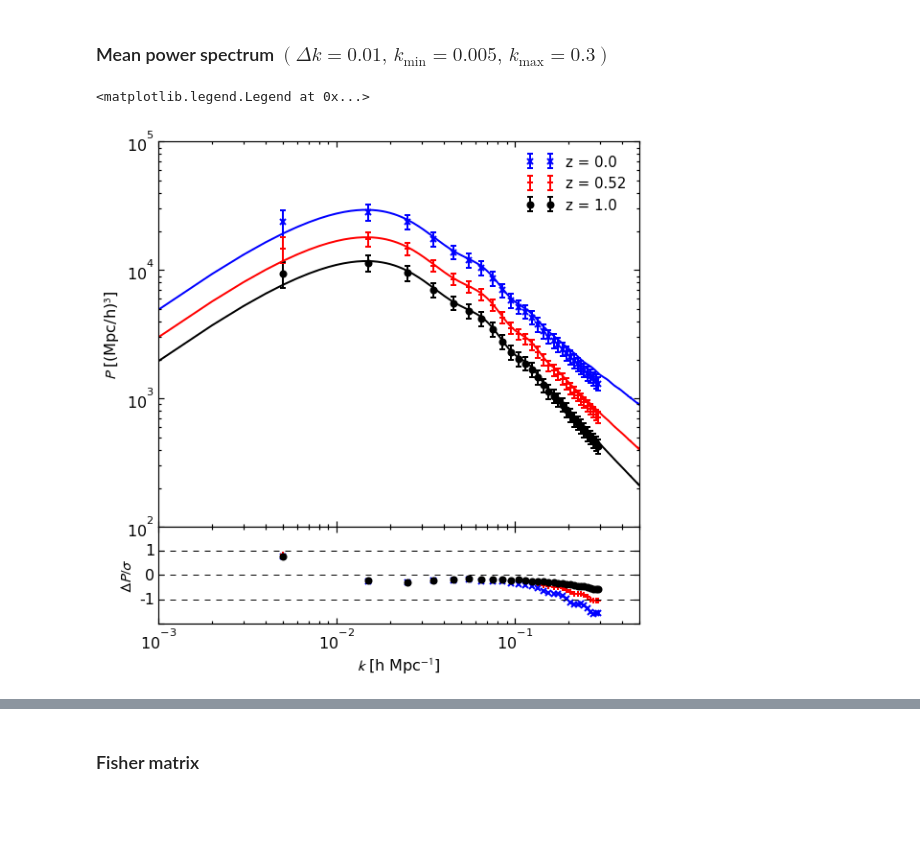
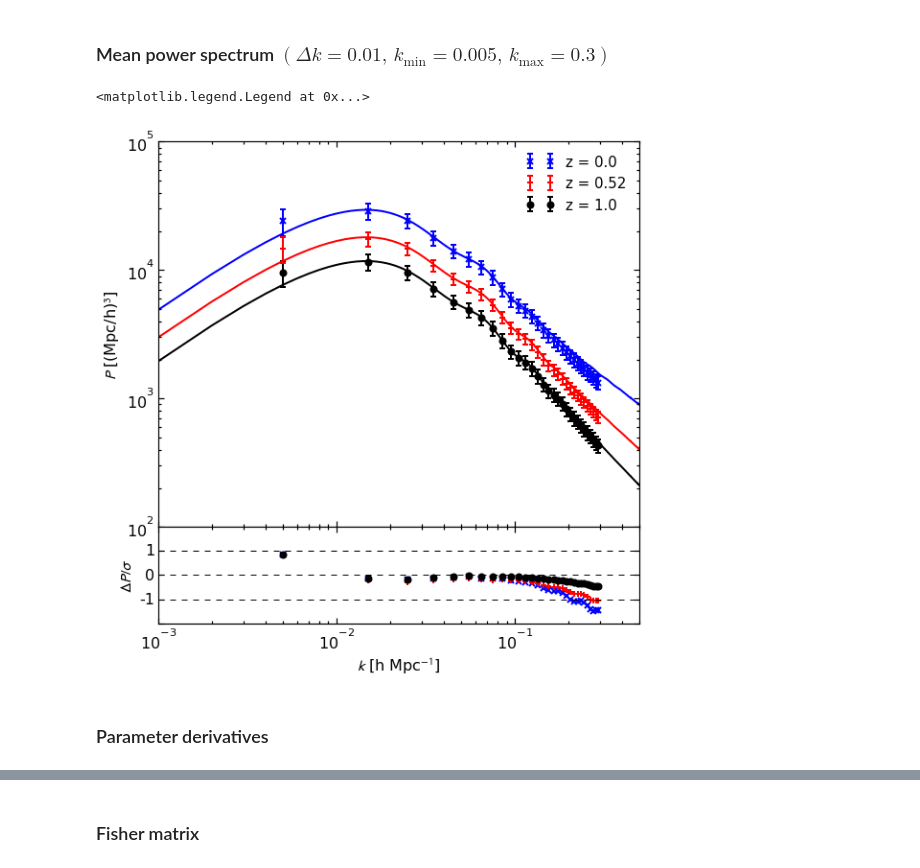
Before and after one commit to DonRegan/notebooks, a Jupyter notebook: ZBOX2 Measurements.ipynb, the cells around one changed output, grey strips where cells are left out. Saved outputs shown, nothing was run; the diff lists cells and outputs as text; code cells hidden in the pictures; blank space fills up the shorter version.

```diff
--- a/ZBOX2 Measurements.ipynb
+++ b/ZBOX2 Measurements.ipynb
@@ -52,35 +52,37 @@ ax1 = f.add_subplot(gs[0])
 ax2 = f.add_subplot(gs[1])
 plt.setp(ax1.get_xticklabels(), visible=False);
 gs.update(hspace=0)
 
 ax1.set_xscale('log')
 ax1.set_yscale('log')
 ax2.set_xscale('log')
 ax1.set_ylabel('$P$ [(Mpc/h)$^3$]',fontsize=16)
 ax2.set_xlabel('$k$ [h Mpc$^{-1}$]',fontsize=16)
 ax2.set_ylabel('$\Delta P/\sigma$',fontsize=16)
 ax1.set_xlim(0.001,0.5)
 ax2.set_xlim(0.001,0.5)
 ax2.set_ylim(-2,2)
 ax2.set_yticks(arange(-2,2))
 ax2.set_yticklabels(('','-1','0','1',''))
 
-ax1.errorbar(Pz00[:,0],Pz00[:,1],Pz00[:,2],fmt='x',mew=2,lw=2,c='b',label='z = 0.0')
+ax1.errorbar(Pz00[:,0],Pz00[:,1]*200./197,Pz00[:,2],fmt='x',mew=2,lw=2,c='b',label='z = 0.0')
 ax1.errorbar(Pz05[:,0],Pz05[:,1],Pz05[:,2],fmt='+',mew=2,lw=2,c='r',label='z = 0.52')
-ax1.errorbar(Pz10[:,0],Pz10[:,1],Pz10[:,2],fmt='o',mew=2,lw=2,c='black',label='z = 1.0')
+ax1.errorbar(Pz10[:,0],Pz10[:,1]*200./197,Pz10[:,2],fmt='o',mew=2,lw=2,c='black',label='z = 1.0')
 
 ax1.plot(k, Pmodel_z00, lw=2, c='b')
 ax1.plot(k, Pmodel_z05, lw=2, c='r')
 ax1.plot(k, Pmodel_z10, lw=2, c='black')
 
-ax2.plot(Pz00[:,0],(Pz00[:,1]-Pmodel_z00_spline(Pz00[:,0]))/Pz00[:,2],'x',mew=2,lw=2,c='b')
+ax2.plot(Pz00[:,0],(Pz00[:,1]*200./197-Pmodel_z00_spline(Pz00[:,0]))/Pz00[:,2],'x',mew=2,lw=2,c='b')
 ax2.plot(Pz00[:,0],(Pz05[:,1]-Pmodel_z05_spline(Pz05[:,0]))/Pz05[:,2],'+',mew=2,lw=2,c='r')
-ax2.plot(Pz00[:,0],(Pz10[:,1]-Pmodel_z10_spline(Pz10[:,0]))/Pz10[:,2],'o',mew=2,lw=2,c='black')
+ax2.plot(Pz00[:,0],(Pz10[:,1]*200./197-Pmodel_z10_spline(Pz10[:,0]))/Pz10[:,2],'o',mew=2,lw=2,c='black')
 ax2.plot(k,zeros(k.size),'--',c='black')
 ax2.plot(k,ones(k.size),'--',c='black')
 ax2.plot(k,-1*ones(k.size),'--',c='black')
 
 ax1.legend(loc=1,prop={'size':15},frameon=False)
 # %% [output]
 <matplotlib.legend.Legend at 0x...>
-[figure, old version]
+[figure, new version]
+# %% [markdown]
+### Parameter derivatives
```
Also changed, not shown: parts of 15 cells of this notebook.
